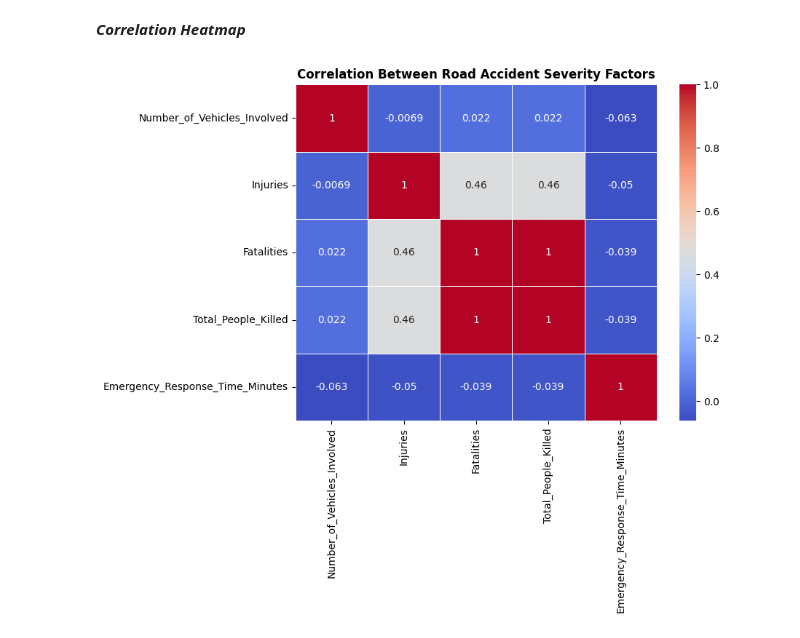
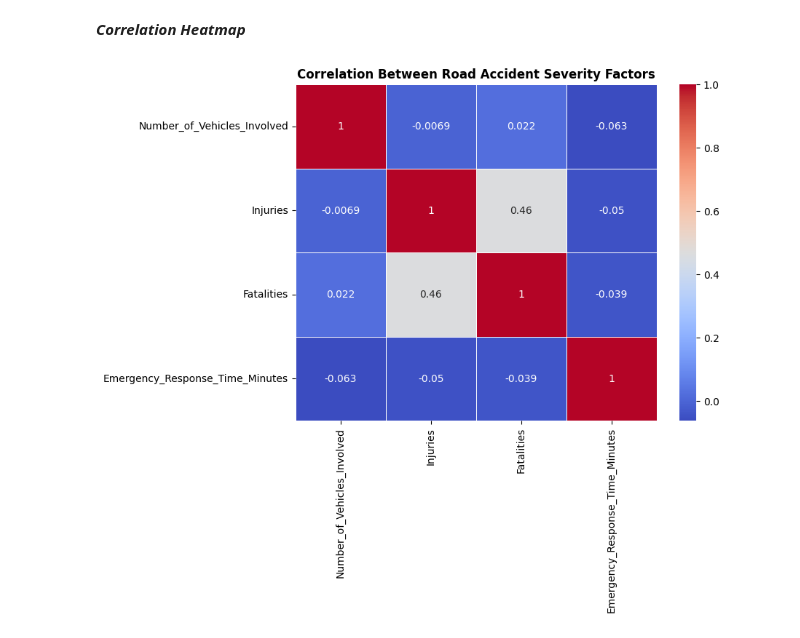
Before and after one commit to ronit-739/Traffic-Accident-Pattern-Analysis, a Jupyter notebook: Code/Riki's part/_bubbleMap.ipynb, the cells around one changed output. Saved outputs shown, nothing was run; the diff lists cells and outputs as text; code cells hidden in the pictures.

Commit message:
correlation heatmap fixed

```diff
--- a/Code/Riki's part/_bubbleMap.ipynb
+++ b/Code/Riki's part/_bubbleMap.ipynb
@@ -91,18 +91,17 @@ plt.show()
 # %%
 features = data[[
     'Number_of_Vehicles_Involved',
     'Injuries',
     'Fatalities',
-    'Total_People_Killed',
     'Emergency_Response_Time_Minutes'
 ]]
 
 corr = features.corr()
 
 plt.figure(figsize=(8,6))
 sns.heatmap(corr, annot=True, cmap='coolwarm', linewidths=0.5)
 
 plt.title("Correlation Between Road Accident Severity Factors", fontweight='bold')
 plt.show()
 # %% [output]
-[figure, old version]
+[figure, new version]
```
Also changed, not shown: 2 other files.
